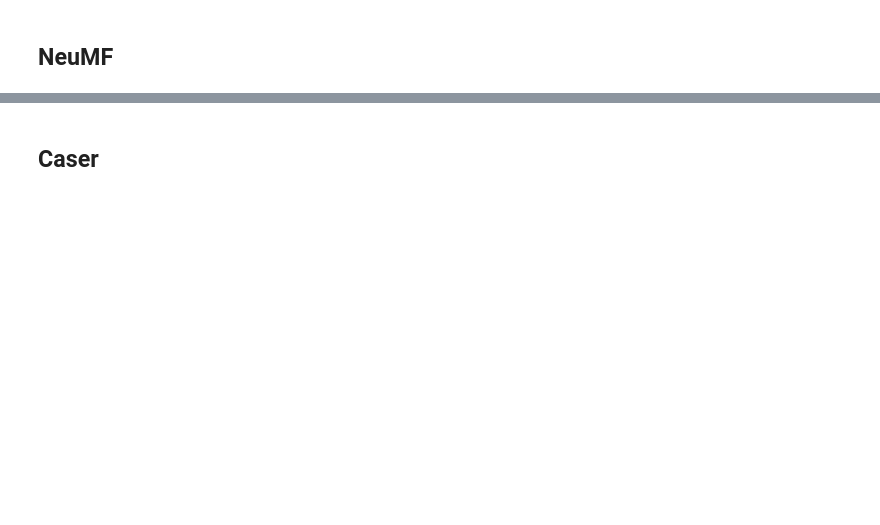
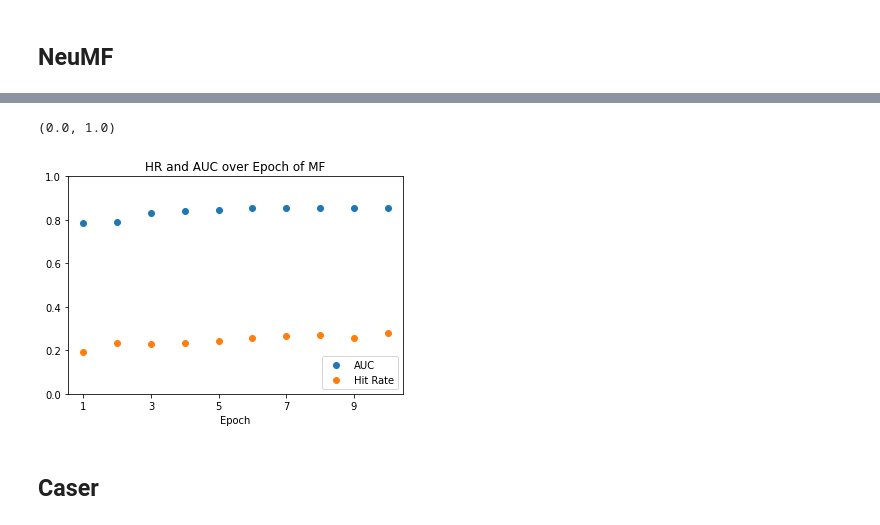
Before and after one commit to NicolasHammer/matrix_factorization_recommender, a Jupyter notebook: recommendation_systems_exhibition.ipynb, the cells around one changed output, grey strips where cells are left out. Drawn from its saved outputs; the diff is of its cells as text; code cells hidden in the pictures; blank space fills up the shorter version.

```diff
--- a/recommendation_systems_exhibition.ipynb
+++ b/recommendation_systems_exhibition.ipynb
@@ -177,5 +200,0 @@ train_iter = gluon.data.DataLoader(
-# %%
-# Create and initialize model
-devices = try_all_gpus()
-net = NeuMF(10, num_users, num_items, nums_hiddens=[10, 10, 10])
-net.initialize(ctx=devices, force_reinit=True, init=mx.init.Normal(0.01))
@@ -187,0 +240,28 @@ hit_rate_list_neu, auc_list_neu = train_ranking(net, train_iter, test_iter, loss
+# %%
+# Train and evaluate the model
+hit_rate_list = []
+auc_list = []
+for epoch in range(num_epochs):
+    accumulator, l = utils.Accumulator(2), 0.
+
+    # Train each batch
+    neuMF_net.train()
+    for i, (user_idxs, item_idxs, neg_items) in enumerate(train_iter):
+        optimizer.zero_grad()
+
+        p_pos = neuMF_net(user_idxs, item_idxs)
+        p_neg = neuMF_net(user_idxs, neg_items)
+
+        total_loss = loss(p_pos, p_neg)
+        total_loss.backward()
+        optimizer.step()
+        accumulator.add(total_loss, user_idxs.shape[0])
+
+    # Evaluate
+    neuMF_net.eval()
+    hit_rate, auc = evaluate_ranking_bpr(neuMF_net, test_interactions, interactions,
+        num_users, num_items)
+    hit_rate_list.append(hit_rate)
+    auc_list.append(auc)
+
+    print(f"Epoch {epoch}:\n\tloss = {accumulator[0]/accumulator[1]}\n\thit_rate = {hit_rate}\n\tauc = {auc}")
@@ -188,3 +286,16 @@ hit_rate_list_neu, auc_list_neu = train_ranking(net, train_iter, test_iter, loss
+# %%
+# Visualize
+x = list(range(1, num_epochs + 1))
+plt.scatter(x, auc_list, label = "AUC")
+plt.scatter(x, hit_rate_list, label = "Hit Rate")
+plt.title("HR and AUC over Epoch of MF")
+plt.xlabel("Epoch")
+plt.legend(loc = "lower right")
+plt.xticks(x[0::2])
+plt.ylim((0, 1))
+# %% [output]
+(0.0, 1.0)
+[figure, added]
 # %% [markdown]
 ## Caser
 # %%
```
Also changed, not shown: parts of 15 cells of this notebook, 4 other files.
